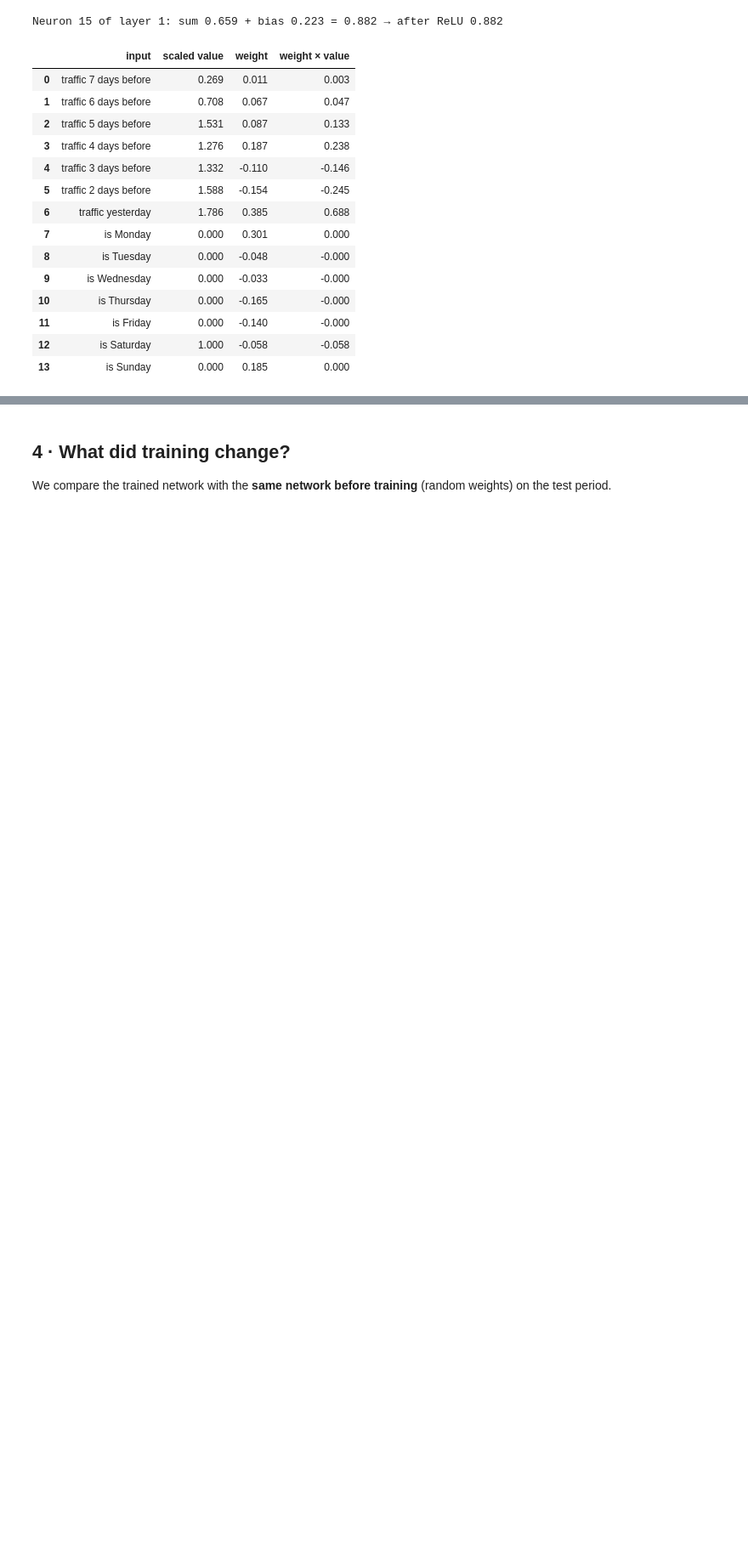
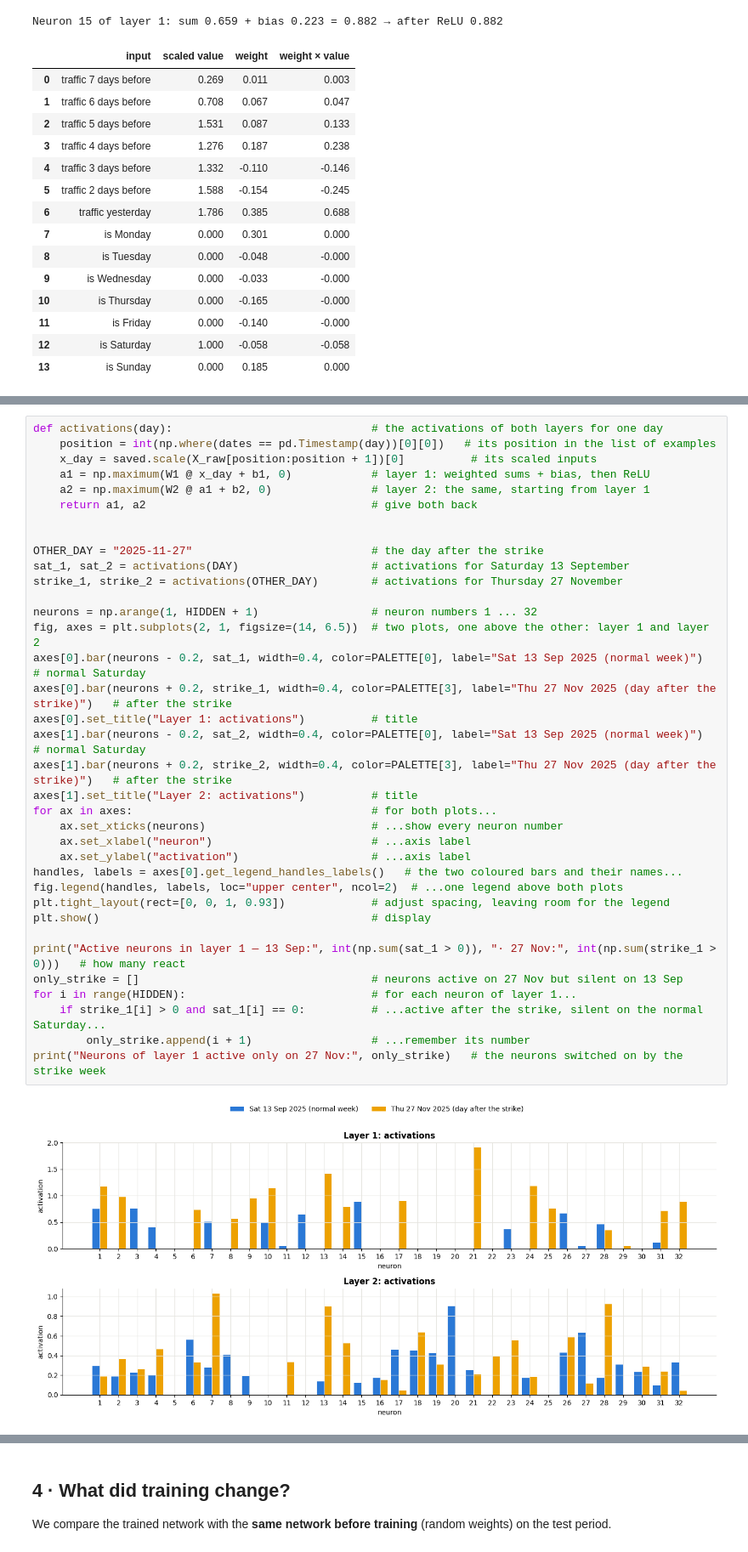
Before and after one commit to dblue-tech/ai-lab, a Jupyter notebook: lab1_airport_traffic/Lab1_part2_inside_the_model.ipynb, the cells around one changed output, grey strips where cells are left out. Shown at 85% size. Cells and saved outputs as stored; diff of their text form; blank space fills up the shorter version.

```diff
--- a/lab1_airport_traffic/Lab1_part2_inside_the_model.ipynb
+++ b/lab1_airport_traffic/Lab1_part2_inside_the_model.ipynb
@@ -295,0 +316,38 @@ Neuron 15 of layer 1: sum 0.659 + bias 0.223 = 0.882 → after ReLU 0.882
+# %%
+def activations(day):                              # the activations of both layers for one day
+    position = int(np.where(dates == pd.Timestamp(day))[0][0])   # its position in the list of examples
+    x_day = saved.scale(X_raw[position:position + 1])[0]          # its scaled inputs
+    a1 = np.maximum(W1 @ x_day + b1, 0)            # layer 1: weighted sums + bias, then ReLU
+    a2 = np.maximum(W2 @ a1 + b2, 0)               # layer 2: the same, starting from layer 1
+    return a1, a2                                  # give both back
+
+
+OTHER_DAY = "2025-11-27"                           # the day after the strike
+sat_1, sat_2 = activations(DAY)                    # activations for Saturday 13 September
+strike_1, strike_2 = activations(OTHER_DAY)        # activations for Thursday 27 November
+
+neurons = np.arange(1, HIDDEN + 1)                 # neuron numbers 1 ... 32
+fig, axes = plt.subplots(2, 1, figsize=(14, 6.5))  # two plots, one above the other: layer 1 and layer 2
+axes[0].bar(neurons - 0.2, sat_1, width=0.4, color=PALETTE[0], label="Sat 13 Sep 2025 (normal week)")   # normal Saturday
+axes[0].bar(neurons + 0.2, strike_1, width=0.4, color=PALETTE[3], label="Thu 27 Nov 2025 (day after the strike)")   # after the strike
+axes[0].set_title("Layer 1: activations")          # title
+axes[1].bar(neurons - 0.2, sat_2, width=0.4, color=PALETTE[0], label="Sat 13 Sep 2025 (normal week)")   # normal Saturday
+axes[1].bar(neurons + 0.2, strike_2, width=0.4, color=PALETTE[3], label="Thu 27 Nov 2025 (day after the strike)")   # after the strike
+axes[1].set_title("Layer 2: activations")          # title
+for ax in axes:                                    # for both plots...
+    ax.set_xticks(neurons)                         # ...show every neuron number
+    ax.set_xlabel("neuron")                        # ...axis label
+    ax.set_ylabel("activation")                    # ...axis label
+handles, labels = axes[0].get_legend_handles_labels()   # the two coloured bars and their names...
+fig.legend(handles, labels, loc="upper center", ncol=2)  # ...one legend above both plots
+plt.tight_layout(rect=[0, 0, 1, 0.93])             # adjust spacing, leaving room for the legend
+plt.show()                                         # display
+
+print("Active neurons in layer 1 — 13 Sep:", int(np.sum(sat_1 > 0)), "· 27 Nov:", int(np.sum(strike_1 > 0)))   # how many react
+only_strike = []                                   # neurons active on 27 Nov but silent on 13 Sep
+for i in range(HIDDEN):                            # for each neuron of layer 1...
+    if strike_1[i] > 0 and sat_1[i] == 0:          # ...active after the strike, silent on the normal Saturday...
+        only_strike.append(i + 1)                  # ...remember its number
+print("Neurons of layer 1 active only on 27 Nov:", only_strike)   # the neurons switched on by the strike week
+# %% [output]
+[figure, added]
```
Also changed, not shown: parts of 14 cells of this notebook, 7 other files.
